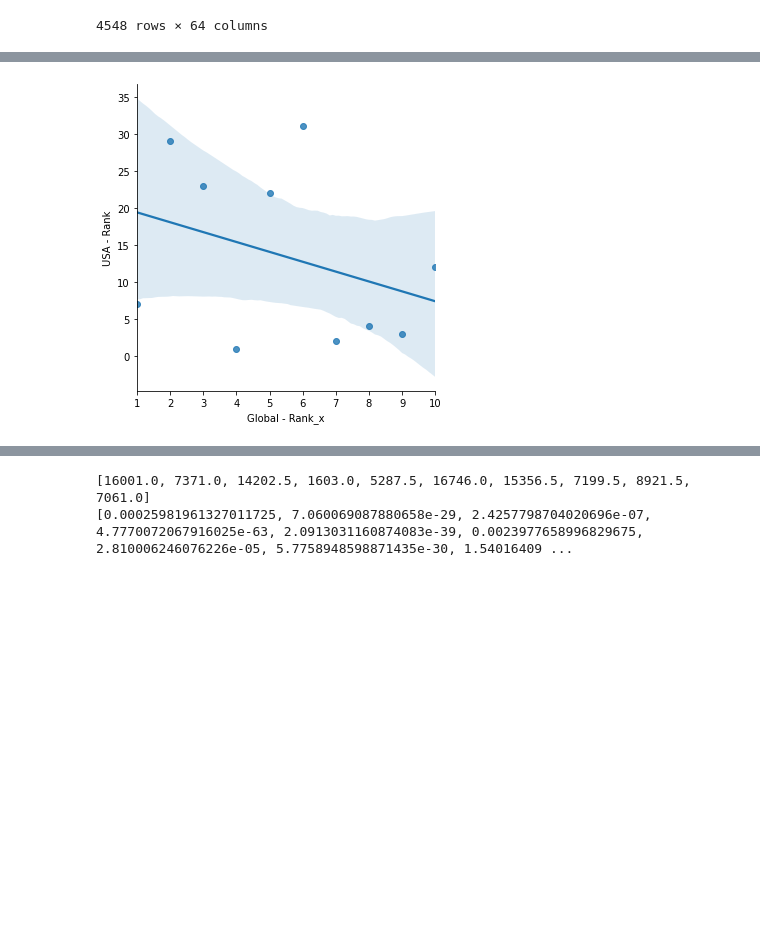
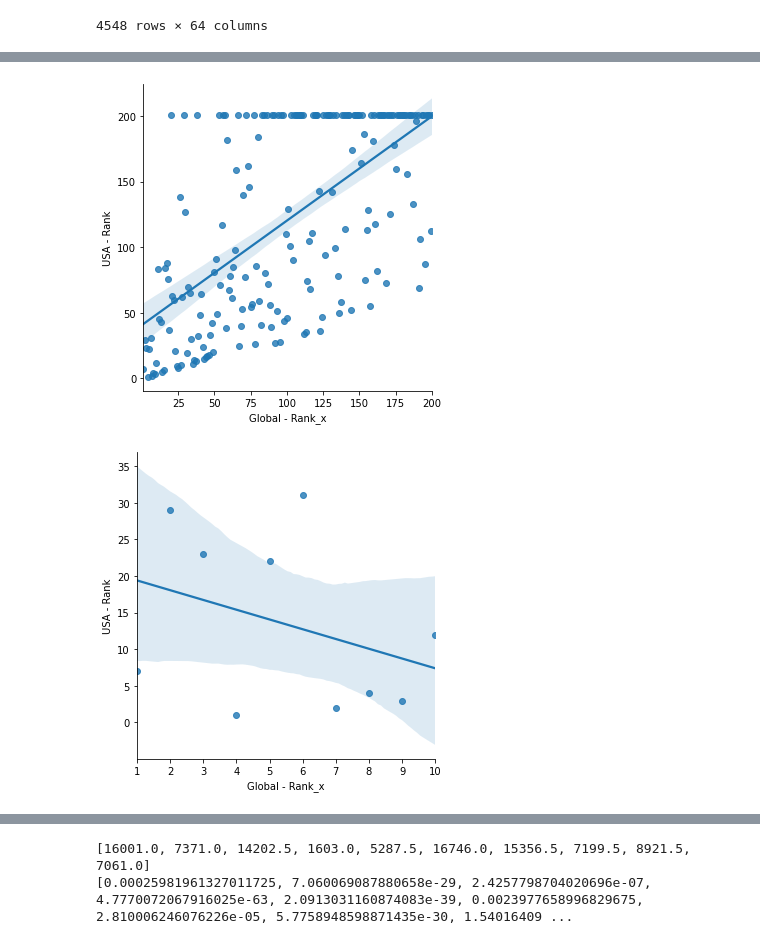
Before and after one commit to rlylecastro/project1, a Jupyter notebook: CountryComparison.ipynb, the cells around one changed output, grey strips where cells are left out. Drawn from its saved outputs; the diff is of its cells as text; code cells hidden in the pictures; blank space fills up the shorter version.

```diff
--- a/CountryComparison.ipynb
+++ b/CountryComparison.ipynb
@@ -176,24 +185,36 @@ plt.savefig("rank_boxplot.png")
 # %%
-#based on the chart above, it appears that Canada, Australia, and the UK seem to have the strongest correlations.
+#based on the charts above, it appears that Canada, Australia, the US and the UK seem to have the strongest correlations.
 #Let's check.
 
 #shows comparison between all countries in scatter plot, pretty cool
 #sns.pairplot(df, kind="scatter")
 #plt.show();
 
 
 #This will look at USA relations with the Global hits
 
-sns.lmplot(x='Global - Rank_x', y='USA - Rank', data=df)
+sns.lmplot(x='Global - Rank_x', y='USA - Rank', data=df200)
 #np.corrcoef(df['Global - Rank_x'], df['USA - Rank'])
 
 from scipy.stats import linregress
-linregress(df['Global - Rank_x'], df['USA - Rank'])
+linregress(df200['Global - Rank_x'], df200['USA - Rank'])
 
 
 #saving pic
-plt.savefig("USA_Global_comp.png")
+plt.savefig("USA_Global_comp_top200.png")
+
+#top 10
+sns.lmplot(x='Global - Rank_x', y='USA - Rank', data=df10)
+
+
+from scipy.stats import linregress
+linregress(df10['Global - Rank_x'], df10['USA - Rank'])
+
+
+#saving pic
+plt.savefig("USA_Global_comp_top10.png")
 # %% [output]
-[figure, old version]
+[figure, new version]
+[figure, added]
 # %%
 #This will look at Germany relations with the Global hits
```
Also changed, not shown: parts of 15 cells of this notebook.
